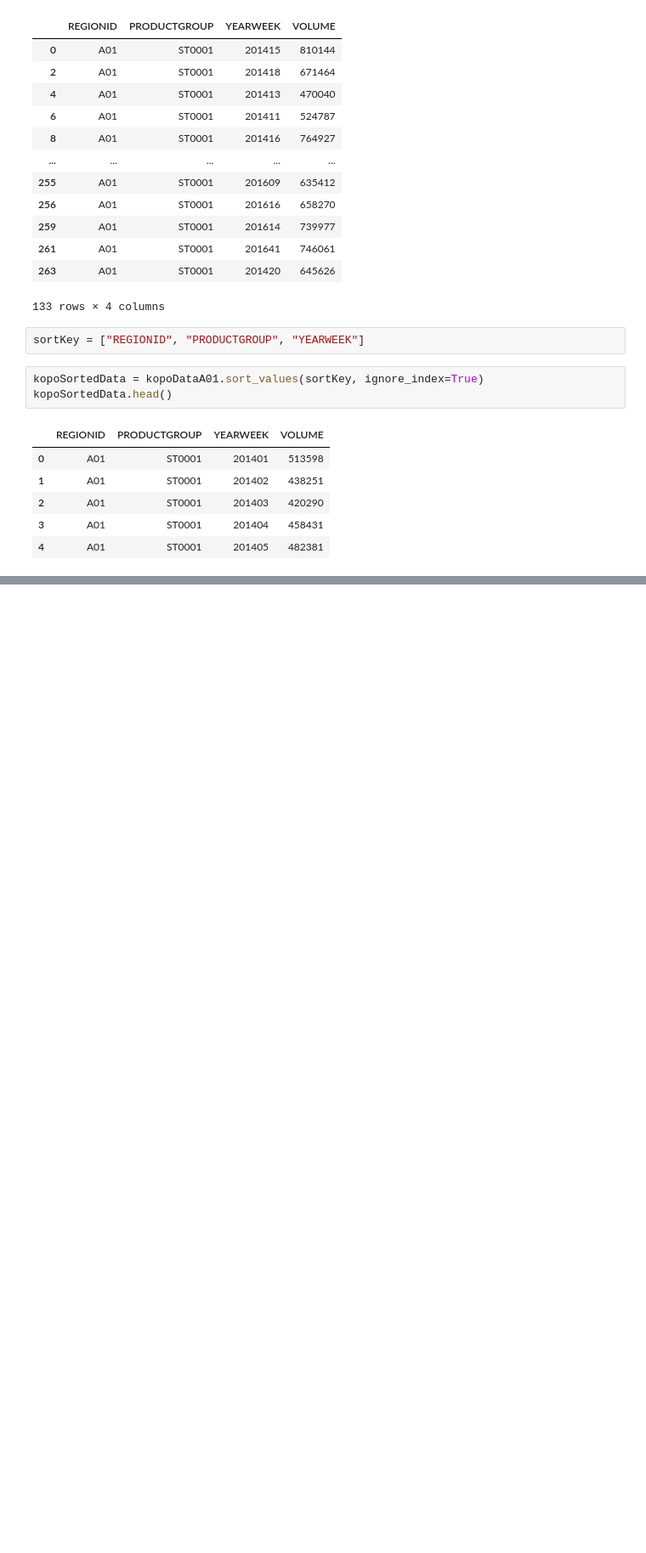
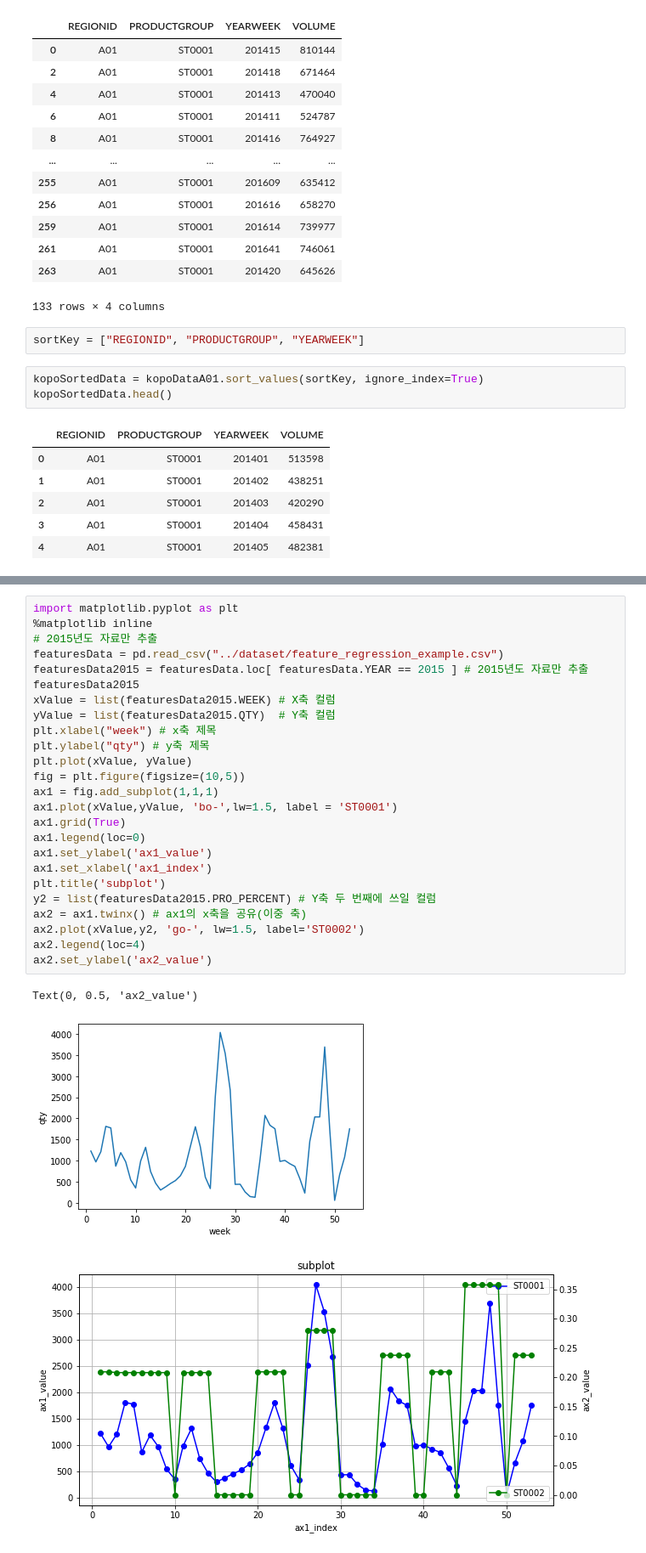
Before and after one commit to HongDonkey/Python, a Jupyter notebook: Session05/DataProject_HDK.ipynb, the cells around one changed output, grey strips where cells are left out. Shown at 85% size. Drawn from its saved outputs; the diff is of its cells as text; blank space fills up the shorter version.

```diff
--- a/Session05/DataProject_HDK.ipynb
+++ b/Session05/DataProject_HDK.ipynb
@@ -312,0 +365,29 @@ kopoSortedData.head()
+# %%
+import matplotlib.pyplot as plt
+%matplotlib inline
+# 2015년도 자료만 추출
+featuresData = pd.read_csv("../dataset/feature_regression_example.csv")
+featuresData2015 = featuresData.loc[ featuresData.YEAR == 2015 ] # 2015년도 자료만 추출
+featuresData2015
+xValue = list(featuresData2015.WEEK) # X축 컬럼
+yValue = list(featuresData2015.QTY)  # Y축 컬럼
+plt.xlabel("week") # x축 제목
+plt.ylabel("qty") # y축 제목
+plt.plot(xValue, yValue)
+fig = plt.figure(figsize=(10,5))
+ax1 = fig.add_subplot(1,1,1)
+ax1.plot(xValue,yValue, 'bo-',lw=1.5, label = 'ST0001')
+ax1.grid(True)
+ax1.legend(loc=0)
+ax1.set_ylabel('ax1_value')
+ax1.set_xlabel('ax1_index')
+plt.title('subplot')
+y2 = list(featuresData2015.PRO_PERCENT) # Y축 두 번째에 쓰일 컬럼
+ax2 = ax1.twinx() # ax1의 x축을 공유(이중 축)
+ax2.plot(xValue,y2, 'go-', lw=1.5, label='ST0002')
+ax2.legend(loc=4)
+ax2.set_ylabel('ax2_value')
+# %% [output]
+Text(0, 0.5, 'ax2_value')
+[figure, added]
+[figure, added]
```
Also changed, not shown: parts of 13 cells of this notebook.
